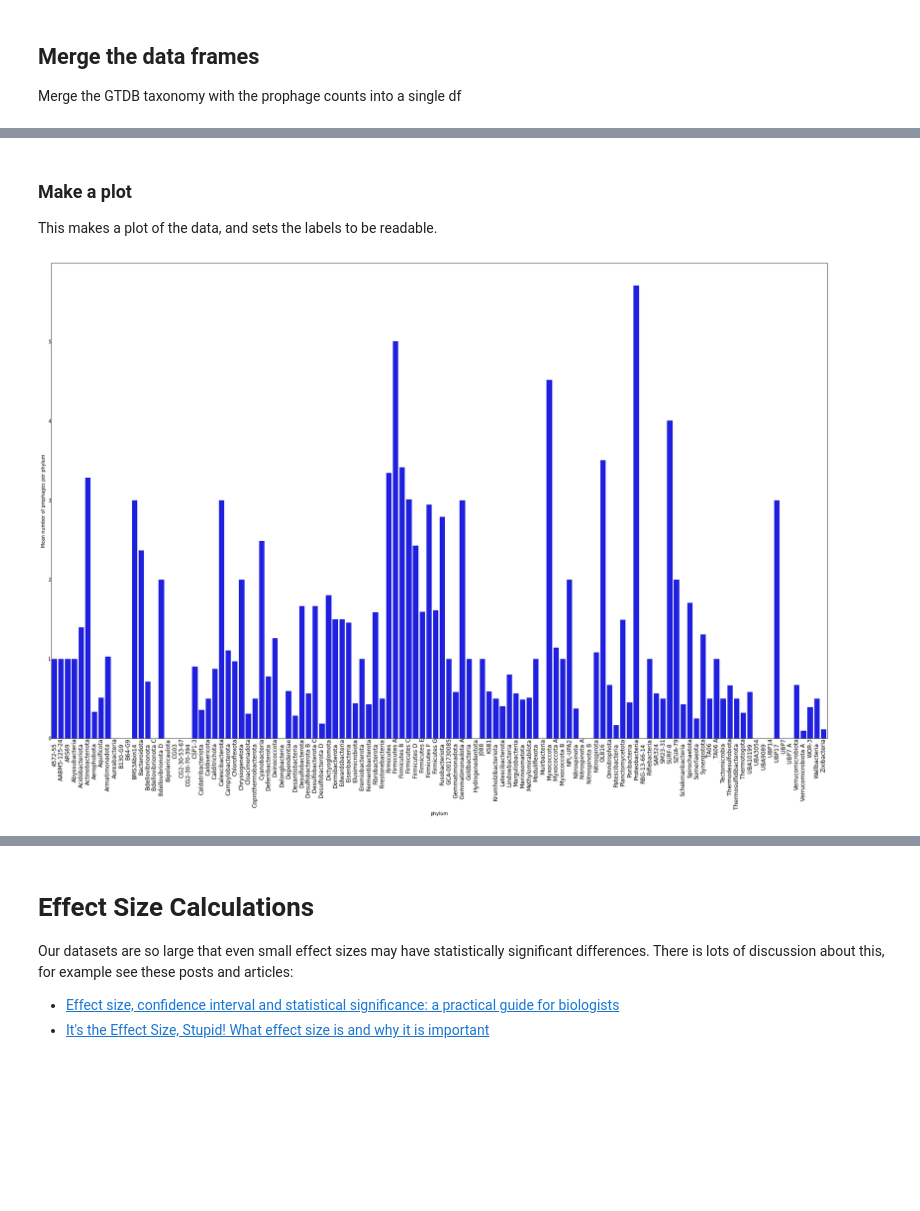
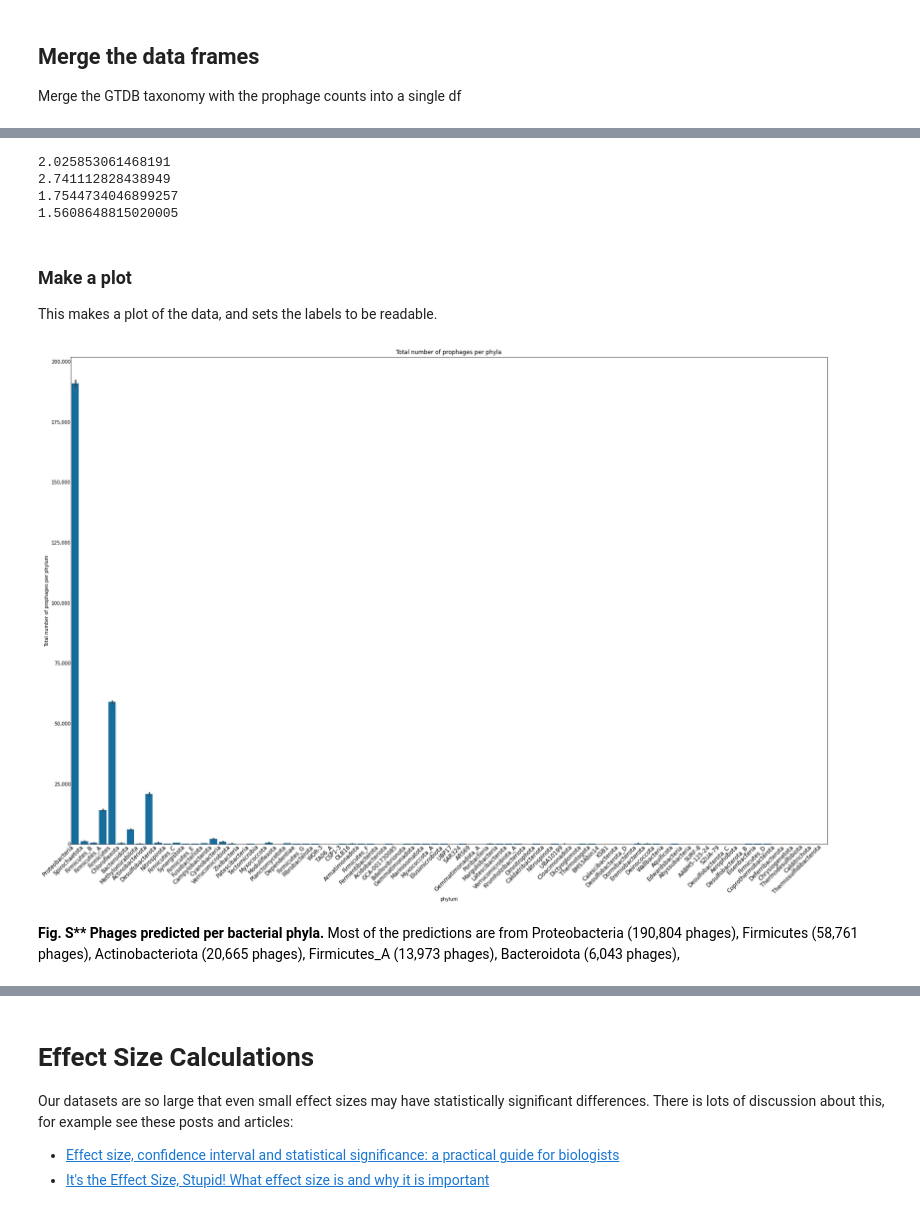
Before and after one commit to linsalrob/PhispyAnalysis, a Jupyter notebook: DataAnalysis/GTDB_taxonomy.ipynb, the cells around one changed output, grey strips where cells are left out. Drawn from its saved outputs; the diff is of its cells as text; code cells hidden in the pictures; blank space fills up the shorter version.

```diff
--- a/DataAnalysis/GTDB_taxonomy.ipynb
+++ b/DataAnalysis/GTDB_taxonomy.ipynb
@@ -291,11 +348,12 @@ Extract the taxonomy from the GTDB table
 # %%
 s = re.compile('^.__')
-u = re.compile('_')
+# u = re.compile('_')
 def split_taxonomy(x):
     p  = x.split(';')
     if len(p) != 7:
         sys.stderr.write("We have {len(p)} fields in {x}, but we expected 7 fields")
     # remove the prepended taxonomic rank name (e.g d__) and any remaining underscores before returning.
-    return [u.sub(' ', l) for l in [s.sub('', m) for m in p] ]
+    # return [u.sub(' ', l) for l in [s.sub('', m) for m in p] ]
+    return [s.sub('', m) for m in p]
 # %%
 # this is an example to make sure the split looks good. Returns an array
@@ -311,6 +369,6 @@ split_taxonomy(gtdbfulldf['gtdb_taxonomy'].iloc[0])
 # %%
 tc = ['domain', 'phylum', 'class', 'order', 'family', 'genus', 'species']
 gc = ['accession', 'gtdb_genome_representative', 'gtdb_representative', 'gtdb_taxonomy', 'gtdb_type_designation', 'gtdb_type_designation_sources', 'gtdb_type_species_of_genus']
-gtdbex = pd.concat([gtdbfulldf[acccol], pd.DataFrame.from_records(gtdbfulldf['gtdb_taxonomy'].apply(split_taxonomy), columns=tc), gtdbfulldf[gc]], axis=1)
+gtdbex = pd.concat([gtdb[acccol], pd.DataFrame.from_records(gtdb['gtdb_taxonomy'].apply(split_taxonomy), columns=tc), gtdb[gc]], axis=1)
 gtdbex
 # %% [output]
@@ -419,0 +404,4 @@ tp
+# %%
+cvtax = pd.merge(gtdbex[['assembly_accession', 'domain', 'phylum', 'class', 'order', 'family', 'genus', 'species']], checkvcounts, left_on='assembly_accession', right_on='assembly_accession', how='inner')
+cvtax = pd.merge(cvtax, phagesdf[['assembly_accession', 'Kept']], left_on='assembly_accession', right_on='assembly_accession', how='inner')
+cvtax
@@ -420,26 +422,45 @@ tp
+# %%
+for c in ['Not-determined', 'Low-quality', 'Medium-quality', 'High-quality']:
+    print(cvtax[c].mean())
+# %% [output]
+2.025853061468191
+2.741112828438949
+1.7544734046899257
+1.5608648815020005
 # %% [markdown]
 ### Make a plot
 
 This makes a plot of the data, and sets the labels to be readable.
 # %%
-fig, ax = plt.subplots(1,1, figsize=(23.4,16.54))
-sns.barplot(x=tp.index, y='Kept', data=tp, ax=ax, color='b')
+fig, ax = plt.subplots(1,1, figsize=(23.4,16.54), sharey=True)
+sns.barplot(x='phylum', y='Kept', data=cvtax, ax=ax, label=c, color=sns.color_palette("colorblind")[0], estimator=sum)
 
 # get the tick labels and change some parameters about them.
 ticks_loc = ax.get_xticklabels()
-l = ax.set_xticklabels(ticks_loc, rotation=90, horizontalalignment='center', fontsize=12)
-# use this to hide every other tick
-# [x.set_visible(False) for x in l[::2]]
+l = ax.set_xticklabels(ticks_loc, rotation=45, horizontalalignment='right', fontsize=12)
+
+ax.get_yaxis().set_major_formatter(FuncFormatter(lambda x,p: format(int(x), ',')))
+
+ax.set_title(f"Total number of prophages per phyla")
 
 # add a slight offset for every other tick label
+"""
 for alab in l[::2]:
     x, y = alab.get_position()
     alab.set_position((x, y-0.01))
+"""
 
 # turn off the ticks themselves
 ax.tick_params(length=0, pad=0)
-ax.set_ylabel('Mean number of prophages per phylum')
+ax.set_ylabel('Total number of prophages per phylum')
 plt.tight_layout()
-fig.savefig('images/phyla.svg')
+fig.savefig('images/phylaTotal.svg')
 # %% [output]
-[figure, old version]
+[figure, new version]
+# %%
+tx = "**Fig. S\*\* Phages predicted per bacterial phyla.** Most of the predictions are from"
+for idx, row in cvtax.groupby('phylum').sum().sort_values(by='Kept', ascending=False).head(5).iterrows():
+    tx += f" {idx} ({int(row['Kept']):,} phages),"
+printmd(tx)
+# %% [output]
+<span style='color:black'>**Fig. S\*\* Phages predicted per bacterial phyla.** Most of the predictions are from Proteobacteria (190,804 phages), Firmicutes (58,761 phages), Actinobacteriota (20,665 phages), Firmicutes_A (13,973 phages), Bacteroidota (6,043 phages),</span>
```
Also changed, not shown: parts of 58 cells of this notebook, 11 other files.
